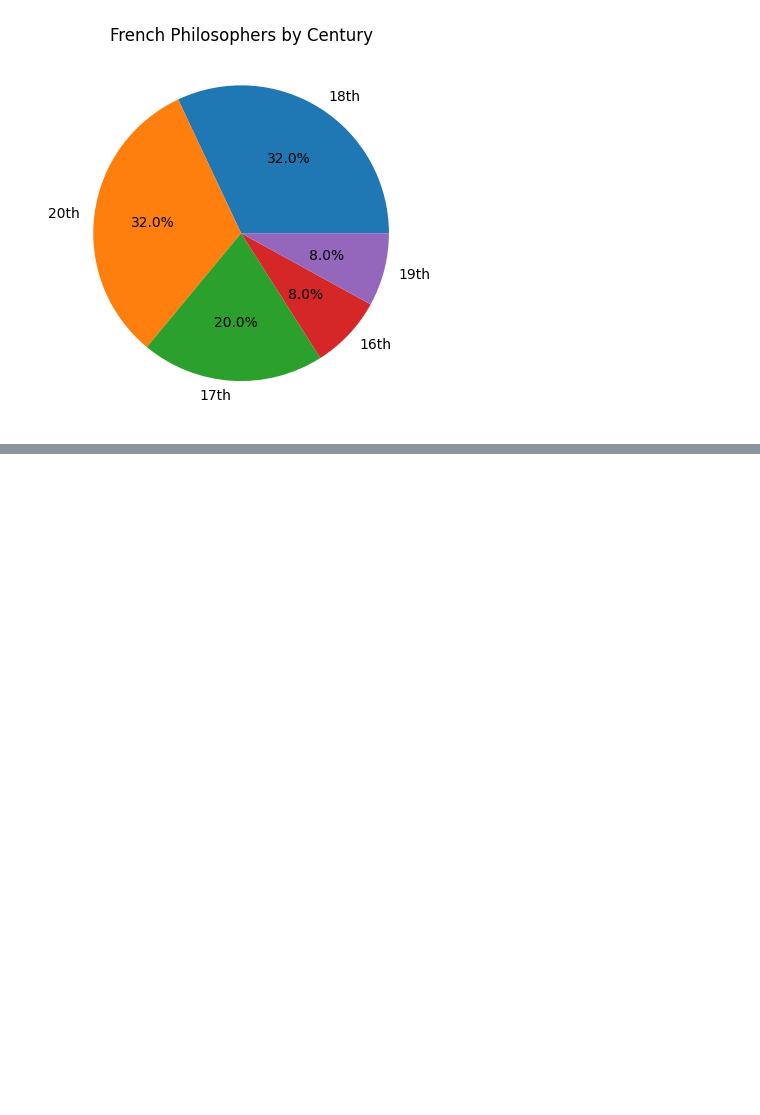
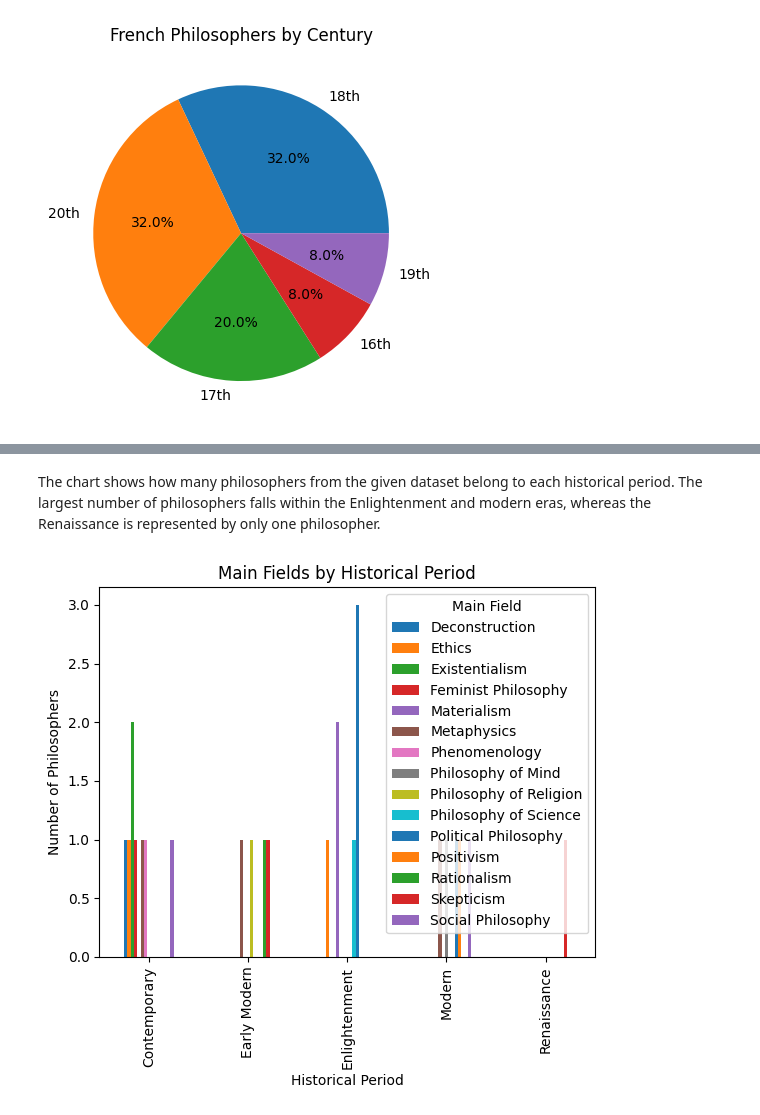
Before and after one commit to PavelKalinin17/dt-2026-data-visualisation, a Jupyter notebook: notebooks/DigitalHumanities/Homework/French_thinkers.ipynb, the cells around one changed output, grey strips where cells are left out. Cells and saved outputs as stored; diff of their text form; code cells hidden in the pictures; blank space fills up the shorter version.

```diff
--- a/notebooks/DigitalHumanities/Homework/French_thinkers.ipynb
+++ b/notebooks/DigitalHumanities/Homework/French_thinkers.ipynb
@@ -53,0 +76,13 @@ I chose a pie chart to analyze the centuries during which the selected thinkers
+# %% [markdown]
+The chart shows how many philosophers from the given dataset belong to each historical period. The largest number of philosophers falls within the Enlightenment and modern eras, whereas the Renaissance is represented by only one philosopher.
+# %%
+import pandas as pd
+import matplotlib.pyplot as plt
+period_field = pd.crosstab(df["Period"], df["Main Field"])
+period_field.plot(kind="bar")
+plt.title("Main Fields by Historical Period")
+plt.xlabel("Historical Period")
+plt.ylabel("Number of Philosophers")
+plt.show()
+# %% [output]
+[figure, added]
```
Also changed, not shown: parts of 15 cells of this notebook.
